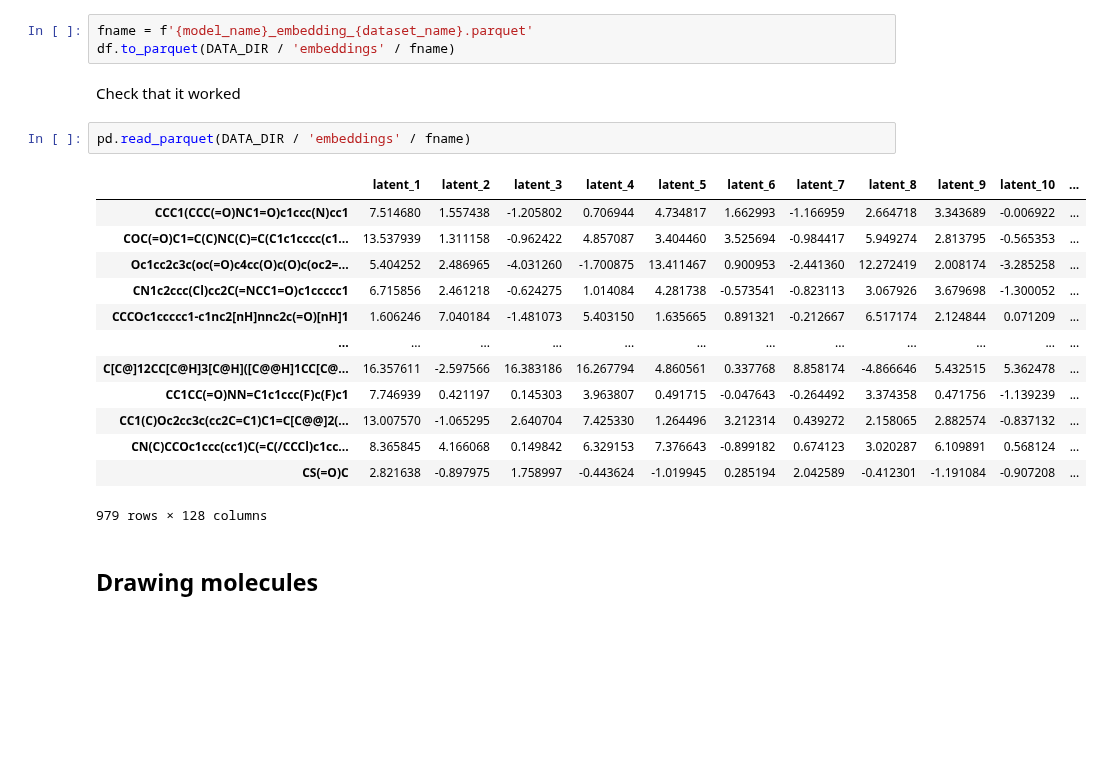
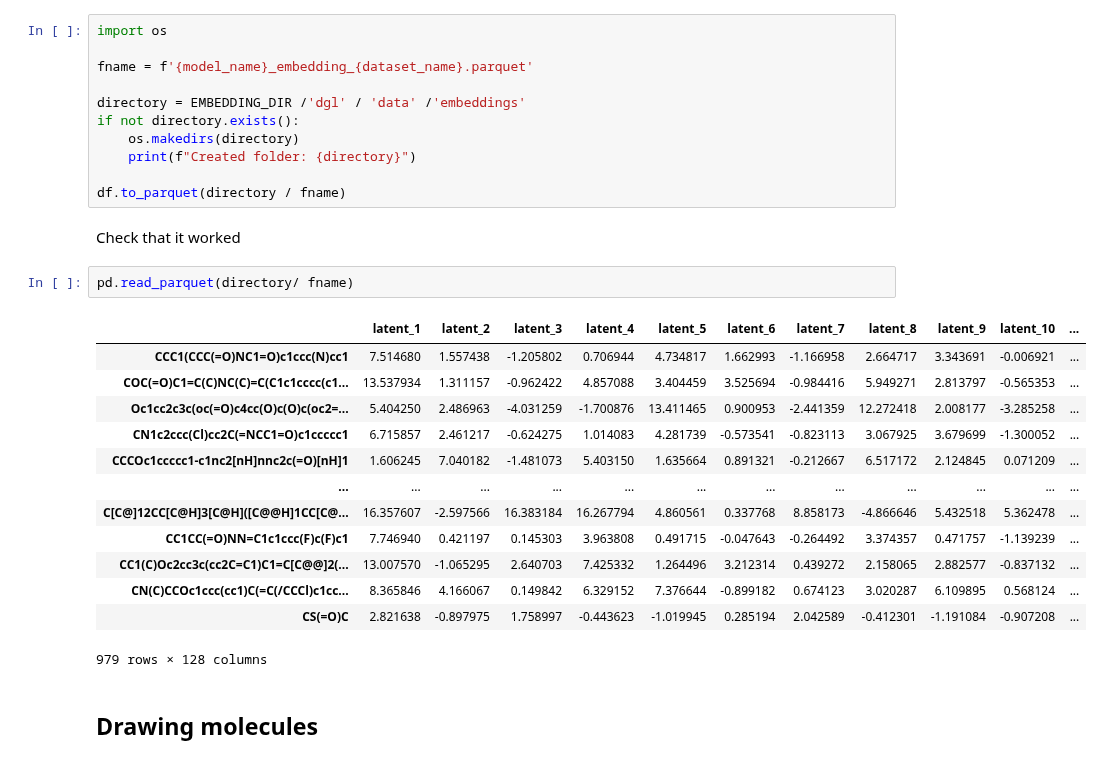
Before and after one commit to theislab/chemCPA, a Jupyter notebook: embeddings/dgl/embedding_pretrained_gnn.ipynb, the cells around one changed output. Cells and saved outputs as stored; diff of their text form; blank space fills up the shorter version.

```diff
--- a/notebooks/embedding_pretrained_gnn.ipynb
+++ b/embeddings/dgl/embedding_pretrained_gnn.ipynb
@@ -115,25 +115,33 @@ tensor([[ 7.5147,  1.5574, -1.2058,  ...,  2.8493,  4.1527,  5.1621],
 import pandas as pd
 df = pd.DataFrame(data=prediction.detach().numpy(),index=smiles_list,columns=[f'latent_{i+1}' for i in range(prediction.size()[1])])
 # %%
+import os
+
 fname = f'{model_name}_embedding_{dataset_name}.parquet'
-df.to_parquet(DATA_DIR / 'embeddings' / fname)
+
+directory = EMBEDDING_DIR /'dgl' / 'data' /'embeddings'
+if not directory.exists():
+    os.makedirs(directory)
+    print(f"Created folder: {directory}")
+
+df.to_parquet(directory / fname)
 # %% [markdown]
 Check that it worked
 # %%
-pd.read_parquet(DATA_DIR / 'embeddings' / fname)
+pd.read_parquet(directory/ fname)
 # %% [output]
 |  | latent_1 | latent_2 | latent_3 | latent_4 | latent_5 | latent_6 | latent_7 | latent_8 | latent_9 | latent_10 | ... |
-| CCC1(CCC(=O)NC1=O)c1ccc(N)cc1 | 7.514680 | 1.557438 | -1.205802 | 0.706944 | 4.734817 | 1.662993 | -1.166959 | 2.664718 | 3.343689 | -0.006922 | ... |
-| COC(=O)C1=C(C)NC(C)=C(C1c1cccc(c1... | 13.537939 | 1.311158 | -0.962422 | 4.857087 | 3.404460 | 3.525694 | -0.984417 | 5.949274 | 2.813795 | -0.565353 | ... |
-| Oc1cc2c3c(oc(=O)c4cc(O)c(O)c(oc2=... | 5.404252 | 2.486965 | -4.031260 | -1.700875 | 13.411467 | 0.900953 | -2.441360 | 12.272419 | 2.008174 | -3.285258 | ... |
-| CN1c2ccc(Cl)cc2C(=NCC1=O)c1ccccc1 | 6.715856 | 2.461218 | -0.624275 | 1.014084 | 4.281738 | -0.573541 | -0.823113 | 3.067926 | 3.679698 | -1.300052 | ... |
-| CCCOc1ccccc1-c1nc2[nH]nnc2c(=O)[nH]1 | 1.606246 | 7.040184 | -1.481073 | 5.403150 | 1.635665 | 0.891321 | -0.212667 | 6.517174 | 2.124844 | 0.071209 | ... |
+| CCC1(CCC(=O)NC1=O)c1ccc(N)cc1 | 7.514680 | 1.557438 | -1.205802 | 0.706944 | 4.734817 | 1.662993 | -1.166958 | 2.664717 | 3.343691 | -0.006921 | ... |
+| COC(=O)C1=C(C)NC(C)=C(C1c1cccc(c1... | 13.537934 | 1.311157 | -0.962422 | 4.857088 | 3.404459 | 3.525694 | -0.984416 | 5.949271 | 2.813797 | -0.565353 | ... |
+| Oc1cc2c3c(oc(=O)c4cc(O)c(O)c(oc2=... | 5.404250 | 2.486963 | -4.031259 | -1.700876 | 13.411465 | 0.900953 | -2.441359 | 12.272418 | 2.008177 | -3.285258 | ... |
+| CN1c2ccc(Cl)cc2C(=NCC1=O)c1ccccc1 | 6.715857 | 2.461217 | -0.624275 | 1.014083 | 4.281739 | -0.573541 | -0.823113 | 3.067925 | 3.679699 | -1.300052 | ... |
+| CCCOc1ccccc1-c1nc2[nH]nnc2c(=O)[nH]1 | 1.606245 | 7.040182 | -1.481073 | 5.403150 | 1.635664 | 0.891321 | -0.212667 | 6.517172 | 2.124845 | 0.071209 | ... |
 | ... | ... | ... | ... | ... | ... | ... | ... | ... | ... | ... | ... |
-| C[C@]12CC[C@H]3[C@H]([C@@H]1CC[C@... | 16.357611 | -2.597566 | 16.383186 | 16.267794 | 4.860561 | 0.337768 | 8.858174 | -4.866646 | 5.432515 | 5.362478 | ... |
-| CC1CC(=O)NN=C1c1ccc(F)c(F)c1 | 7.746939 | 0.421197 | 0.145303 | 3.963807 | 0.491715 | -0.047643 | -0.264492 | 3.374358 | 0.471756 | -1.139239 | ... |
-| CC1(C)Oc2cc3c(cc2C=C1)C1=C[C@@]2(... | 13.007570 | -1.065295 | 2.640704 | 7.425330 | 1.264496 | 3.212314 | 0.439272 | 2.158065 | 2.882574 | -0.837132 | ... |
-| CN(C)CCOc1ccc(cc1)C(=C(/CCCl)c1cc... | 8.365845 | 4.166068 | 0.149842 | 6.329153 | 7.376643 | -0.899182 | 0.674123 | 3.020287 | 6.109891 | 0.568124 | ... |
-| CS(=O)C | 2.821638 | -0.897975 | 1.758997 | -0.443624 | -1.019945 | 0.285194 | 2.042589 | -0.412301 | -1.191084 | -0.907208 | ... |
+| C[C@]12CC[C@H]3[C@H]([C@@H]1CC[C@... | 16.357607 | -2.597566 | 16.383184 | 16.267794 | 4.860561 | 0.337768 | 8.858173 | -4.866646 | 5.432518 | 5.362478 | ... |
+| CC1CC(=O)NN=C1c1ccc(F)c(F)c1 | 7.746940 | 0.421197 | 0.145303 | 3.963808 | 0.491715 | -0.047643 | -0.264492 | 3.374357 | 0.471757 | -1.139239 | ... |
+| CC1(C)Oc2cc3c(cc2C=C1)C1=C[C@@]2(... | 13.007570 | -1.065295 | 2.640703 | 7.425332 | 1.264496 | 3.212314 | 0.439272 | 2.158065 | 2.882577 | -0.837132 | ... |
+| CN(C)CCOc1ccc(cc1)C(=C(/CCCl)c1cc... | 8.365846 | 4.166067 | 0.149842 | 6.329152 | 7.376644 | -0.899182 | 0.674123 | 3.020287 | 6.109895 | 0.568124 | ... |
+| CS(=O)C | 2.821638 | -0.897975 | 1.758997 | -0.443623 | -1.019945 | 0.285194 | 2.042589 | -0.412301 | -1.191084 | -0.907208 | ... |
 979 rows × 128 columns
 # %% [markdown]
 ## Drawing molecules
```
Also changed, not shown: parts of 2 cells of this notebook, 1 other file.
